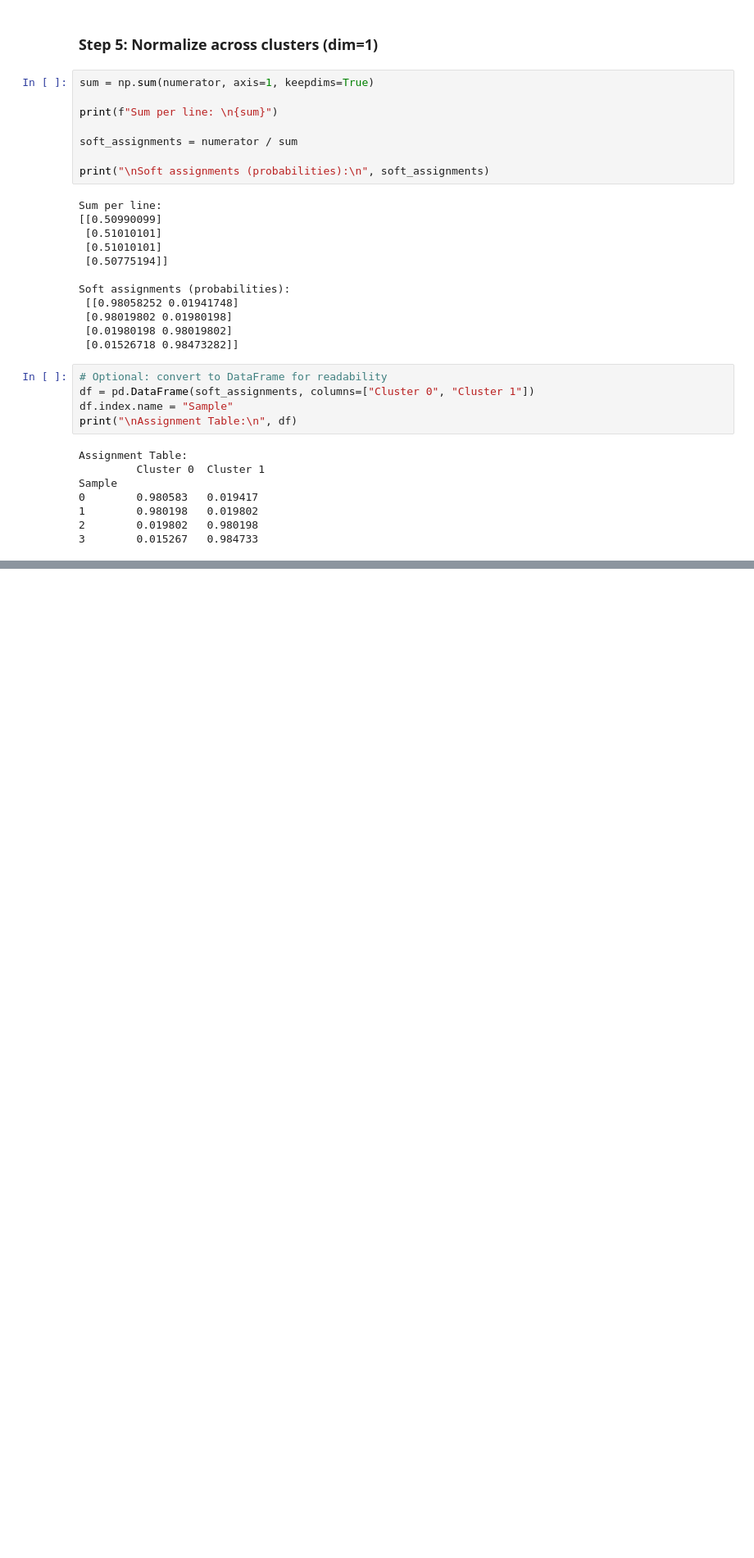
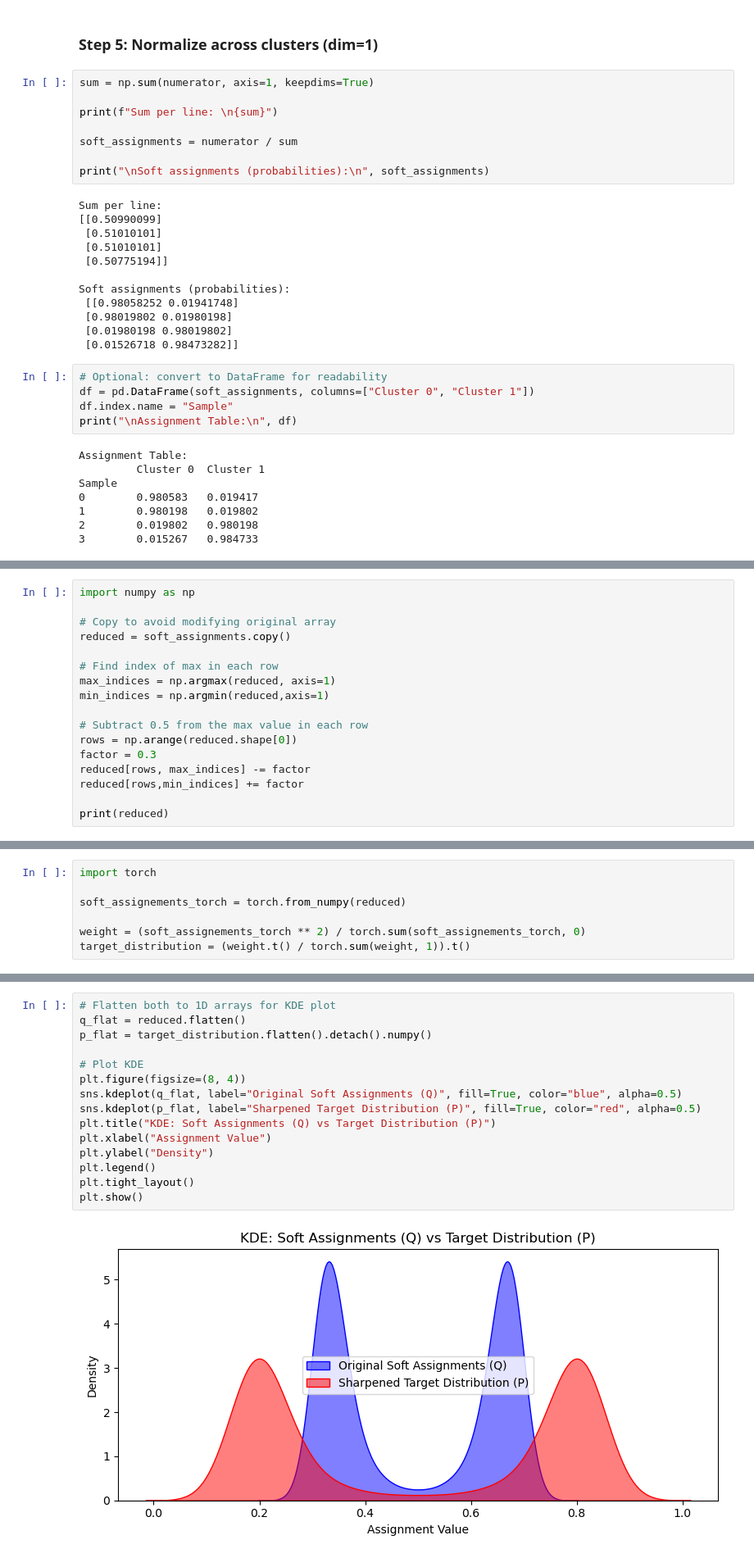
Before and after one commit to AILAB-CEFET-RJ/tcene, a Jupyter notebook: intuition/clusterassignment.ipynb, the cells around one changed output, grey strips where cells are left out. Shown at 82% size. Drawn from its saved outputs; the diff is of its cells as text; blank space fills up the shorter version.

```diff
--- a/intuition/clusterassignment.ipynb
+++ b/intuition/clusterassignment.ipynb
@@ -123,0 +232,17 @@ Sample
+# %%
+import numpy as np
+
+# Copy to avoid modifying original array
+reduced = soft_assignments.copy()
+
+# Find index of max in each row
+max_indices = np.argmax(reduced, axis=1)
+min_indices = np.argmin(reduced,axis=1)
+
+# Subtract 0.5 from the max value in each row
+rows = np.arange(reduced.shape[0])
+factor = 0.3
+reduced[rows, max_indices] -= factor
+reduced[rows,min_indices] += factor
+
+print(reduced)
@@ -123,0 +257,7 @@ Sample
+# %%
+import torch
+
+soft_assignements_torch = torch.from_numpy(reduced)
+
+weight = (soft_assignements_torch ** 2) / torch.sum(soft_assignements_torch, 0)
+target_distribution = (weight.t() / torch.sum(weight, 1)).t()
@@ -123,0 +274,17 @@ Sample
+# %%
+# Flatten both to 1D arrays for KDE plot
+q_flat = reduced.flatten()
+p_flat = target_distribution.flatten().detach().numpy()
+
+# Plot KDE
+plt.figure(figsize=(8, 4))
+sns.kdeplot(q_flat, label="Original Soft Assignments (Q)", fill=True, color="blue", alpha=0.5)
+sns.kdeplot(p_flat, label="Sharpened Target Distribution (P)", fill=True, color="red", alpha=0.5)
+plt.title("KDE: Soft Assignments (Q) vs Target Distribution (P)")
+plt.xlabel("Assignment Value")
+plt.ylabel("Density")
+plt.legend()
+plt.tight_layout()
+plt.show()
+# %% [output]
+[figure, added]
```
Also changed, not shown: parts of 16 cells of this notebook, 6 other files.
